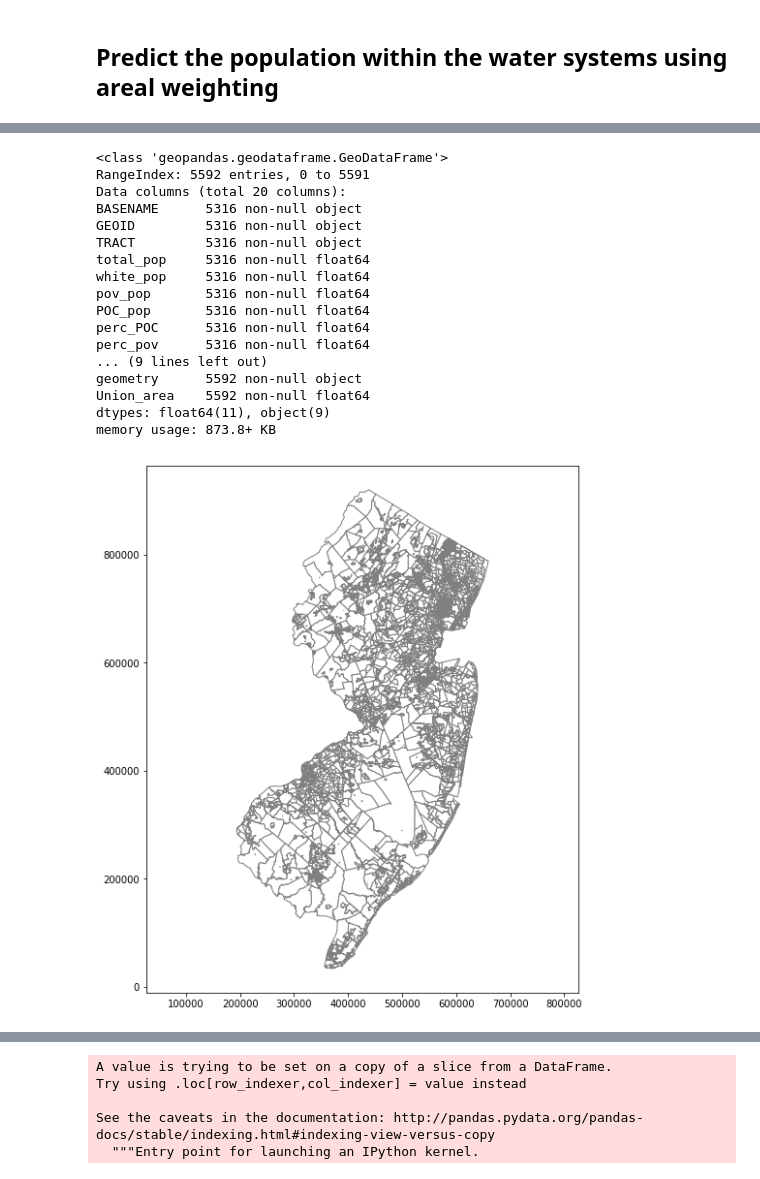
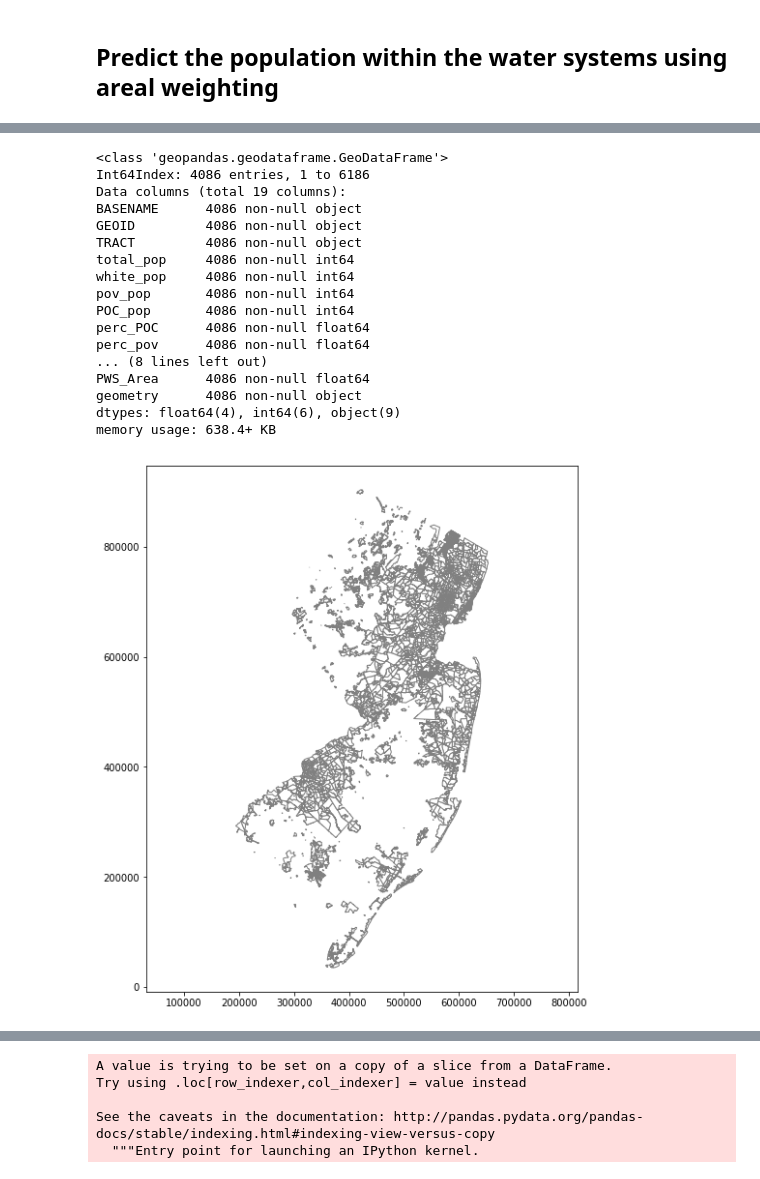
Before and after one commit to zstatmanweil/EJ-analysis-map, a Jupyter notebook: SpatialAnalysis/ArealWeighting.ipynb, the cells around one changed output, grey strips where cells are left out. Cells and saved outputs as stored; diff of their text form; code cells hidden in the pictures.

Commit message:
Updated to use intersect tool rather than union tool

```diff
--- a/SpatialAnalysis/ArealWeighting.ipynb
+++ b/SpatialAnalysis/ArealWeighting.ipynb
@@ -120,4 +124,4 @@ plt.show()
 # %%
-union = gpd.overlay(census_geodata, pws_geodata, how="union")
+intersect = gpd.overlay(census_geodata, pws_geodata, how="intersection")
 # %%
 with pd.option_context('display.max_columns', None):
@@ -152,24 +156,24 @@ memory usage: 1.4+ MB
 # %%
 # Remove unecessary rows and change some names to be more clear
-union = union.drop(columns=['AREALAND','AREAWATER','state','county','tract_1','CENTLAT','CENTLON','STGEOMETRY', 'STGEOMET_1','PWID_URL', 'AGENCY_URL','USER_LAST_','TMSP_LAST_','SHAPE_Leng'])
-union = union.rename(columns={'SHAPE_Area': 'PWS_Area'})
+intersect = intersect.drop(columns=['AREALAND','AREAWATER','state','county','tract_1','CENTLAT','CENTLON','STGEOMETRY', 'STGEOMET_1','PWID_URL', 'AGENCY_URL','USER_LAST_','TMSP_LAST_','SHAPE_Leng'])
+intersect = intersect.rename(columns={'SHAPE_Area': 'PWS_Area'})
 # %%
-union.info()
+intersect.info()
 # %% [output]
 <class 'geopandas.geodataframe.GeoDataFrame'>
-RangeIndex: 5592 entries, 0 to 5591
-Data columns (total 20 columns):
-BASENAME      5316 non-null object
-GEOID         5316 non-null object
-TRACT         5316 non-null object
-total_pop     5316 non-null float64
-white_pop     5316 non-null float64
-pov_pop       5316 non-null float64
-POC_pop       5316 non-null float64
-perc_POC      5316 non-null float64
-perc_pov      5316 non-null float64
-... (9 lines left out)
-geometry      5592 non-null object
-Union_area    5592 non-null float64
-dtypes: float64(11), object(9)
-memory usage: 873.8+ KB
+Int64Index: 4086 entries, 1 to 6186
+Data columns (total 19 columns):
+BASENAME      4086 non-null object
+GEOID         4086 non-null object
+TRACT         4086 non-null object
+total_pop     4086 non-null int64
+white_pop     4086 non-null int64
+pov_pop       4086 non-null int64
+POC_pop       4086 non-null int64
+perc_POC      4086 non-null float64
+perc_pov      4086 non-null float64
+... (8 lines left out)
+PWS_Area      4086 non-null float64
+geometry      4086 non-null object
+dtypes: float64(4), int64(6), object(9)
+memory usage: 638.4+ KB
@@ -182,14 +180,20 @@ union['UnionPOC_pop'] = (union['Union_area'] / union['Tract_area']) * union['POC
+# %%
+intersect['Intersect_area'] = intersect.geometry.area
+# %%
+intersect['Intersect_total_pop'] = (intersect['Intersect_area'] / intersect['Tract_area']) * intersect['total_pop']
+intersect['Intersect_pov_pop'] = (intersect['Intersect_area'] / intersect['Tract_area']) * intersect['pov_pop']
+intersect['Intersect_POC_pop'] = (intersect['Intersect_area'] / intersect['Tract_area']) * intersect['POC_pop']
 # %%
-# Plot Union
+# Plot Intersection
 fig, ax = plt.subplots(figsize = (8, 10))
-union.plot(ax=ax,
+intersect.plot(ax=ax,
                     facecolor='white',
                     edgecolor='grey')
 
 
 plt.axis('equal')
 plt.show()
 # %% [output]
-[figure, old version]
+[figure, new version]
 # %%
 with pd.option_context('display.max_columns', None):
```
Also changed, not shown: parts of 17 cells of this notebook.
